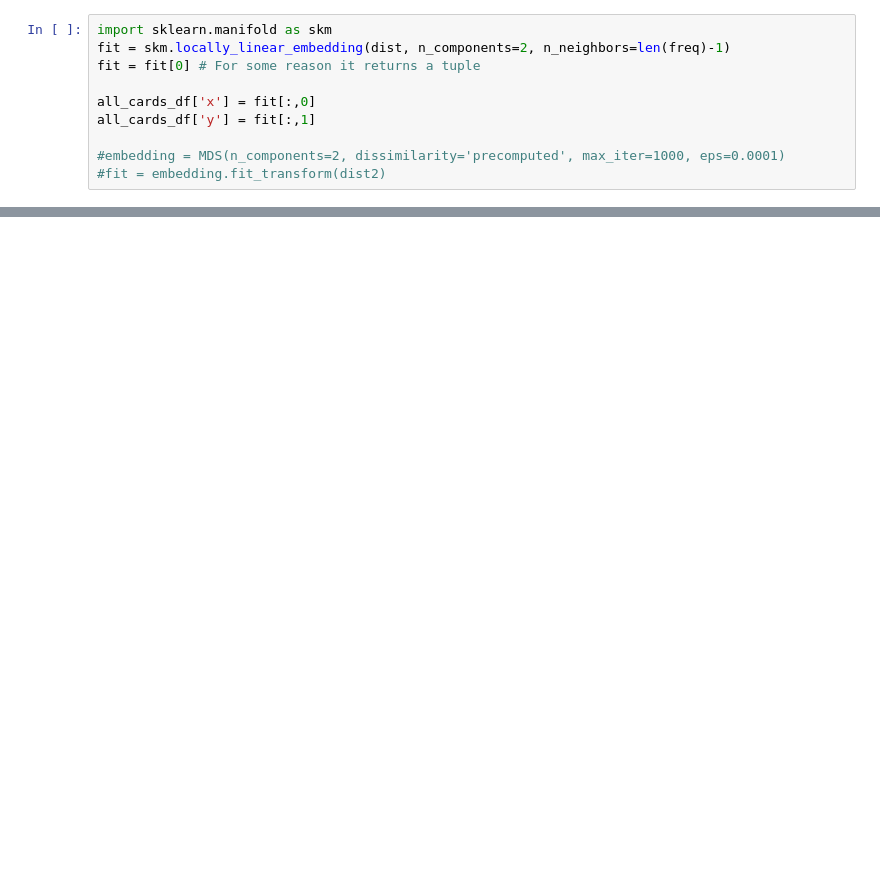
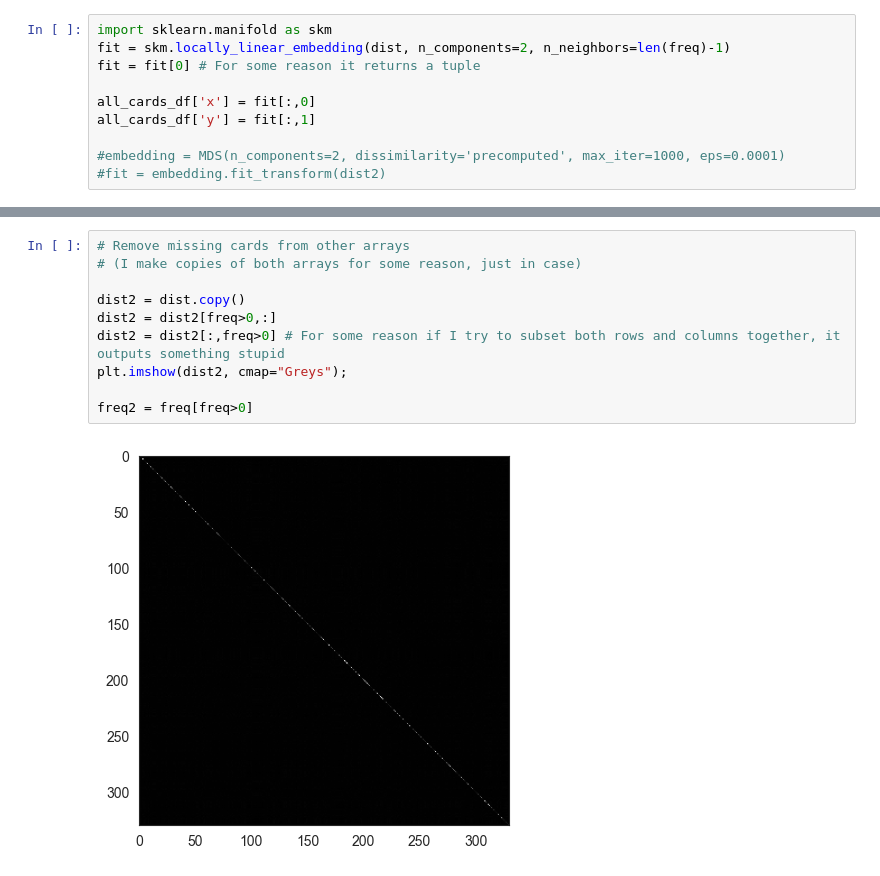
Before and after one commit to DiegoHMM/MTG_drafter, a Jupyter notebook: mtg_data_resume.ipynb, the cells around one changed output, grey strips where cells are left out. Drawn from its saved outputs; the diff is of its cells as text; blank space fills up the shorter version.

```diff
--- a/mtg_data_resume.ipynb
+++ b/mtg_data_resume.ipynb
@@ -164,0 +186,12 @@ s.set(xticklabels=[],yticklabels=[],xlabel='',ylabel='');
+# %%
+# Remove missing cards from other arrays
+# (I make copies of both arrays for some reason, just in case)
+
+dist2 = dist.copy()
+dist2 = dist2[freq>0,:]
+dist2 = dist2[:,freq>0] # For some reason if I try to subset both rows and columns together, it outputs something stupid
+plt.imshow(dist2, cmap="Greys");
+
+freq2 = freq[freq>0]
+# %% [output]
+[figure, added]
```
Also changed, not shown: parts of 8 cells of this notebook, 1 other file.
